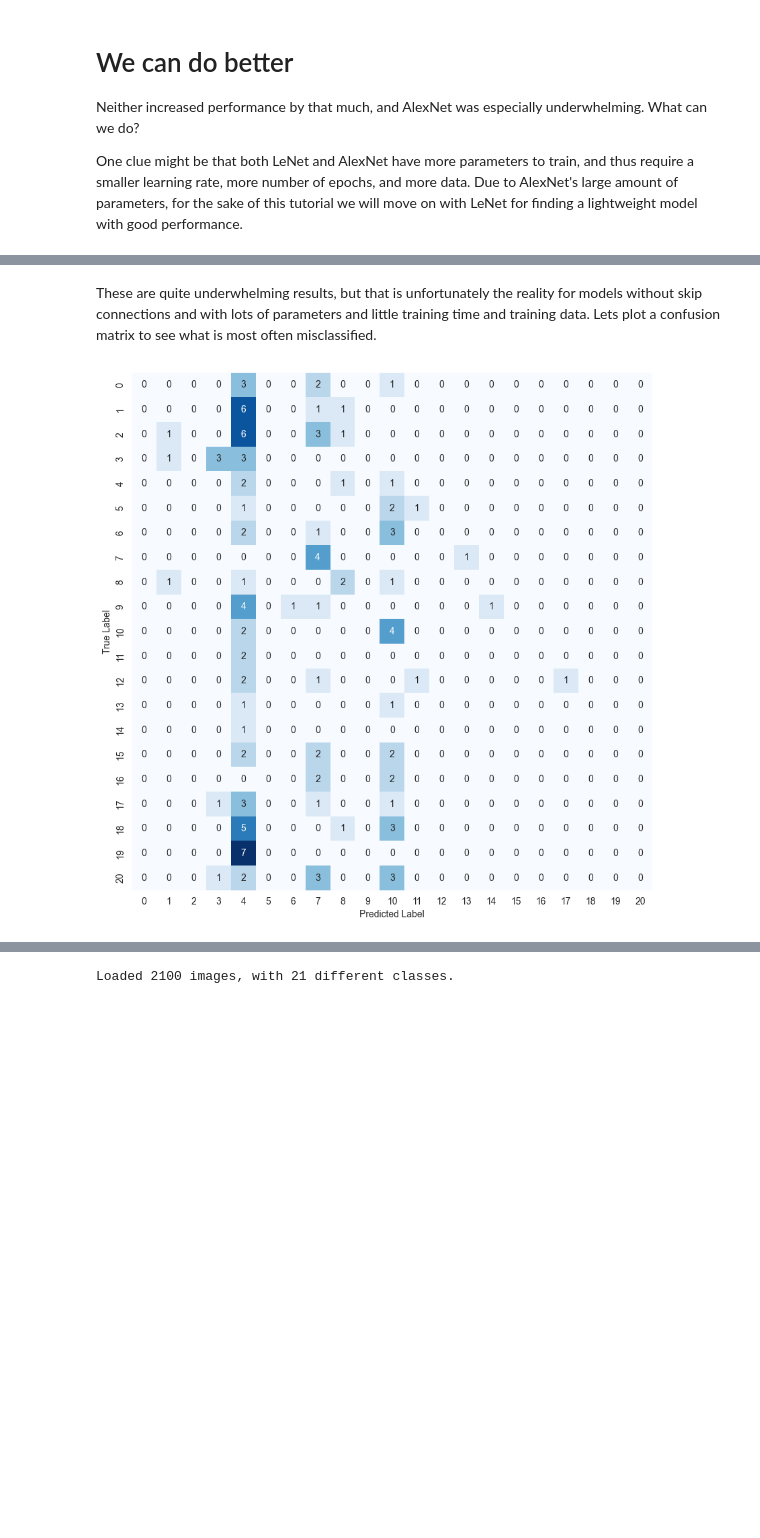
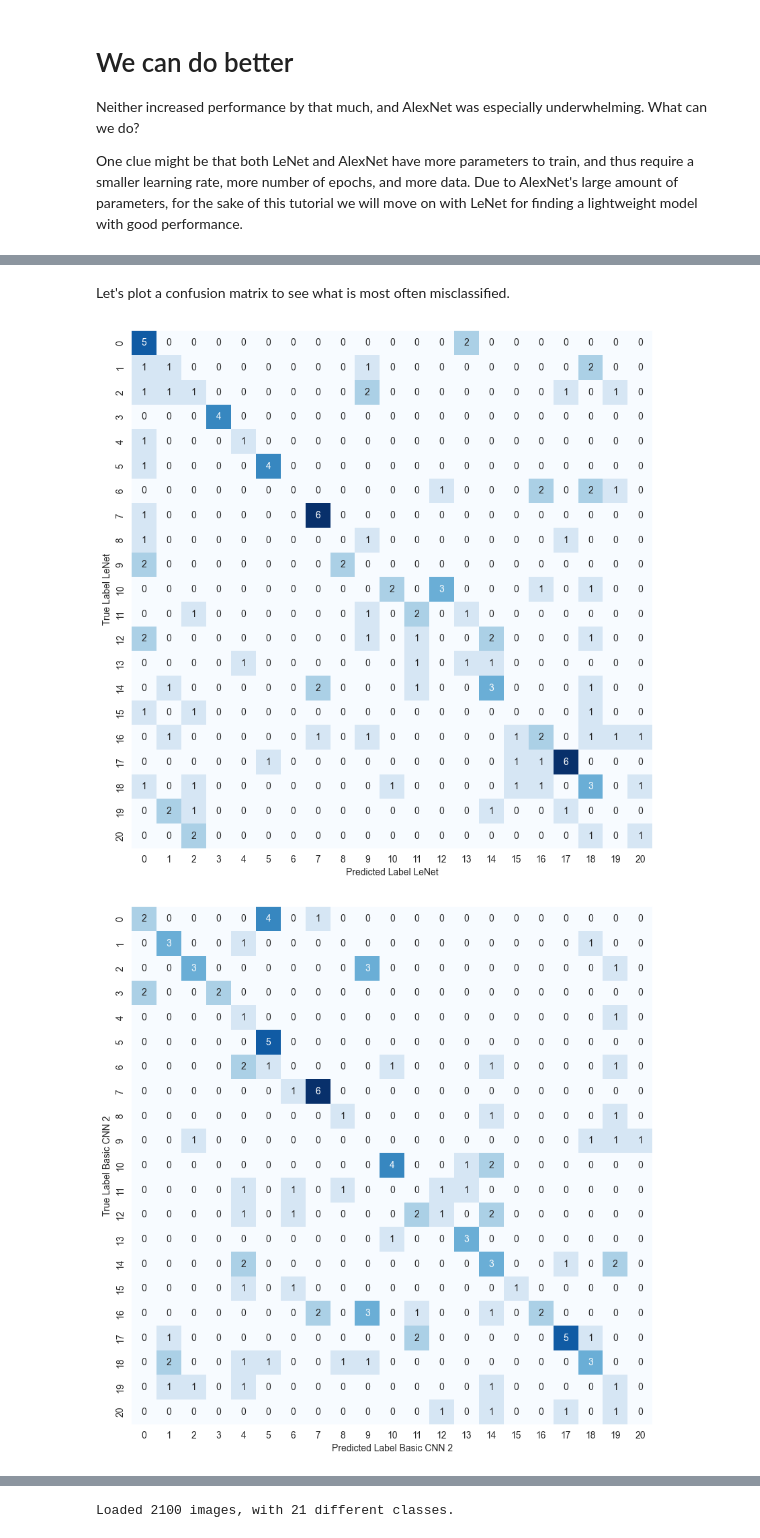
Before and after one commit to stasostyk/CNN-Sattelite-Predictions-DSAI, a Jupyter notebook: notebooks/landuse_cnn_part1_solution.ipynb, the cells around one changed output, grey strips where cells are left out. Saved outputs shown, nothing was run; the diff lists cells and outputs as text; code cells hidden in the pictures; blank space fills up the shorter version.

```diff
--- a/notebooks/landuse_cnn_part1_solution.ipynb
+++ b/notebooks/landuse_cnn_part1_solution.ipynb
@@ -277,19 +366,30 @@ Recall: 0.1250
 # %% [markdown]
-These are quite underwhelming results, but that is unfortunately the reality for models without skip connections and with lots of parameters and little training time and training data. Lets plot a confusion matrix to see what is most often misclassified.
+Let's plot a confusion matrix to see what is most often misclassified.
 # %%
 from sklearn.metrics import confusion_matrix
 import seaborn as sns
 
 # Get confusion matrix
-cm = confusion_matrix(y_true, y_pred)
+cm_ln = confusion_matrix(y_true_ln, y_pred_ln)
 
 # Plot confusion matrix
 plt.figure(figsize=(10, 10))
-sns.heatmap(cm, annot=True, fmt='d', cmap='Blues', cbar=False)
-plt.xlabel('Predicted Label')
-plt.ylabel('True Label')
+sns.heatmap(cm_ln, annot=True, fmt='d', cmap='Blues', cbar=False)
+plt.xlabel('Predicted Label LeNet')
+plt.ylabel('True Label LeNet')
 plt.show()
+
+# Get confusion matrix
+cm_b2 = confusion_matrix(y_true_b2, y_pred_b2)
+
+# Plot confusion matrix
+plt.figure(figsize=(10, 10))
+sns.heatmap(cm_b2, annot=True, fmt='d', cmap='Blues', cbar=False)
+plt.xlabel('Predicted Label Basic CNN 2')
+plt.ylabel('True Label Basic CNN 2')
+plt.show()
 # %% [output]
-[figure, old version]
+[figure, new version]
+[figure, added]
 # %% [markdown]
 # Scaling it Up
```
Also changed, not shown: parts of 15 cells of this notebook, 1 other file.
